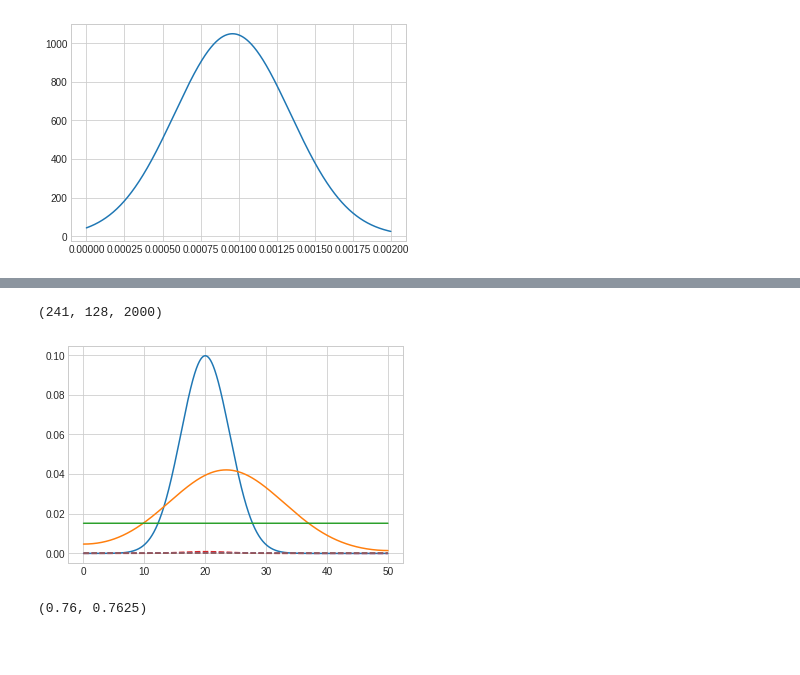
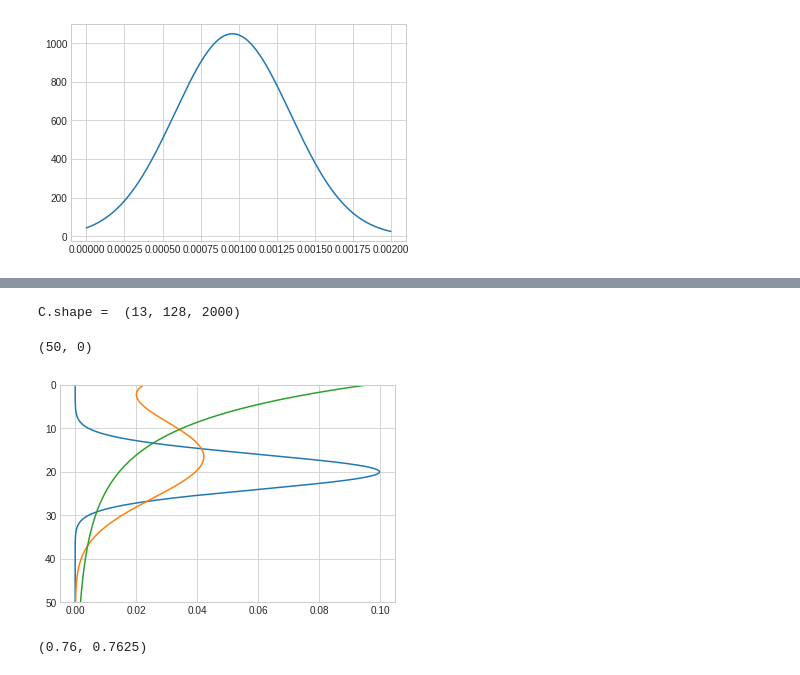
Before and after one commit to nordam/Eulerian-and-Lagrangian-methods, a Jupyter notebook: notebooks/ConvergencePlots.ipynb, the cells around one changed output, grey strips where cells are left out. Drawn from its saved outputs; the diff is of its cells as text; code cells hidden in the pictures; blank space fills up the shorter version.

```diff
--- a/notebooks/ConvergencePlots.ipynb
+++ b/notebooks/ConvergencePlots.ipynb
@@ -53,17 +51,17 @@ print((Z[np.argmax(C[0,2,:])] - Z[np.argmax(C[1,2,:])]) / 3600)
 # %%
-C = np.load('../results_wrong/Case1_K_A_block_Nclasses=128_NJ=2000_dt=60.npy')
+C = np.load('../results/Case1_K_A_block_Nclasses=128_NJ=2000_dt=60.npy')
 Z, dZ = np.linspace(0, 50, C.shape[-1]+1, retstep=True)
 Z = Z[:-1] + dZ/2
-print(C.shape)
+print('C.shape = ', C.shape)
 
-for it in [0, 1, 240]:
-    plt.plot(Z, np.sum(C, axis = 1)[it,:])
+for it in [0, 1, 12]:
+    plt.plot(np.sum(C, axis = 1)[it,:], Z)
 
-for it in [0, 1, 240]:
-    plt.plot(Z, 5*C[it,0,:], '--')
+plt.ylim(50, 0)
 # %% [output]
-(241, 128, 2000)
+C.shape =  (13, 128, 2000)
+(50, 0)
-[figure, old version]
+[figure, new version]
 # %%
 plt.plot(dZ*np.sum(C, axis = (1,2)))
 
```
Also changed, not shown: parts of 2 cells of this notebook, 2 other files.
